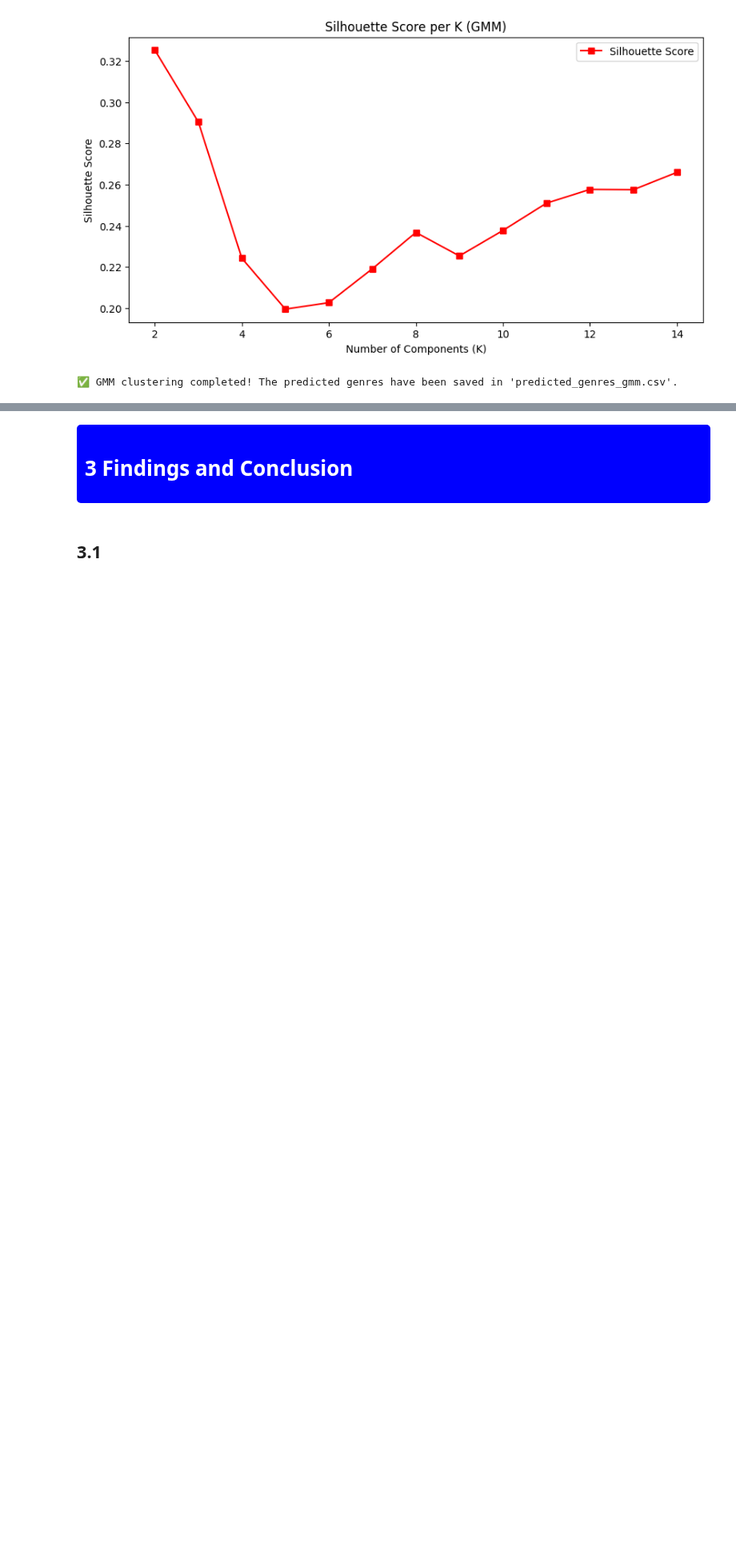
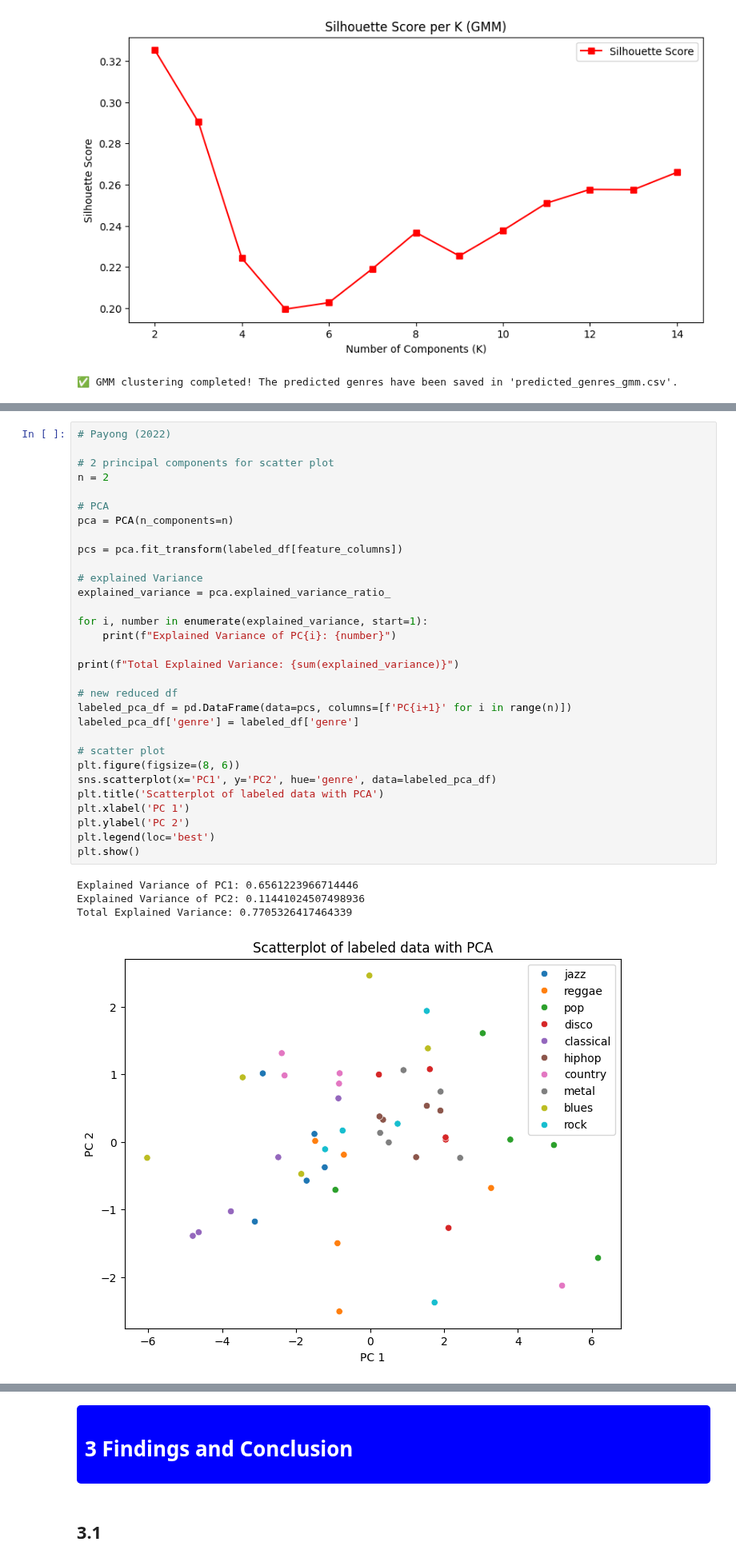
Before and after one commit to Akshay22087249/TurboAdventure, a Jupyter notebook: Main.ipynb, the cells around one changed output, grey strips where cells are left out. Shown at 80% size. Drawn from its saved outputs; the diff is of its cells as text; blank space fills up the shorter version.

```diff
--- a/Main.ipynb
+++ b/Main.ipynb
@@ -1057,0 +1066,36 @@ print("✅ GMM clustering completed! The predicted genres have been saved in 'pr
+# %%
+# Payong (2022)
+
+# 2 principal components for scatter plot
+n = 2
+
+# PCA
+pca = PCA(n_components=n)
+
+pcs = pca.fit_transform(labeled_df[feature_columns])
+
+# explained Variance
+explained_variance = pca.explained_variance_ratio_
+
+for i, number in enumerate(explained_variance, start=1):
+    print(f"Explained Variance of PC{i}: {number}")
+
+print(f"Total Explained Variance: {sum(explained_variance)}")
+
+# new reduced df
+labeled_pca_df = pd.DataFrame(data=pcs, columns=[f'PC{i+1}' for i in range(n)])
+labeled_pca_df['genre'] = labeled_df['genre']
+
+# scatter plot
+plt.figure(figsize=(8, 6))
+sns.scatterplot(x='PC1', y='PC2', hue='genre', data=labeled_pca_df)
+plt.title('Scatterplot of labeled data with PCA')
+plt.xlabel('PC 1')
+plt.ylabel('PC 2')
+plt.legend(loc='best')
+plt.show()
+# %% [output]
+Explained Variance of PC1: 0.6561223966714446
+Explained Variance of PC2: 0.11441024507498936
+Total Explained Variance: 0.7705326417464339
+[figure, added]
```
Also changed, not shown: parts of 33 cells of this notebook.
